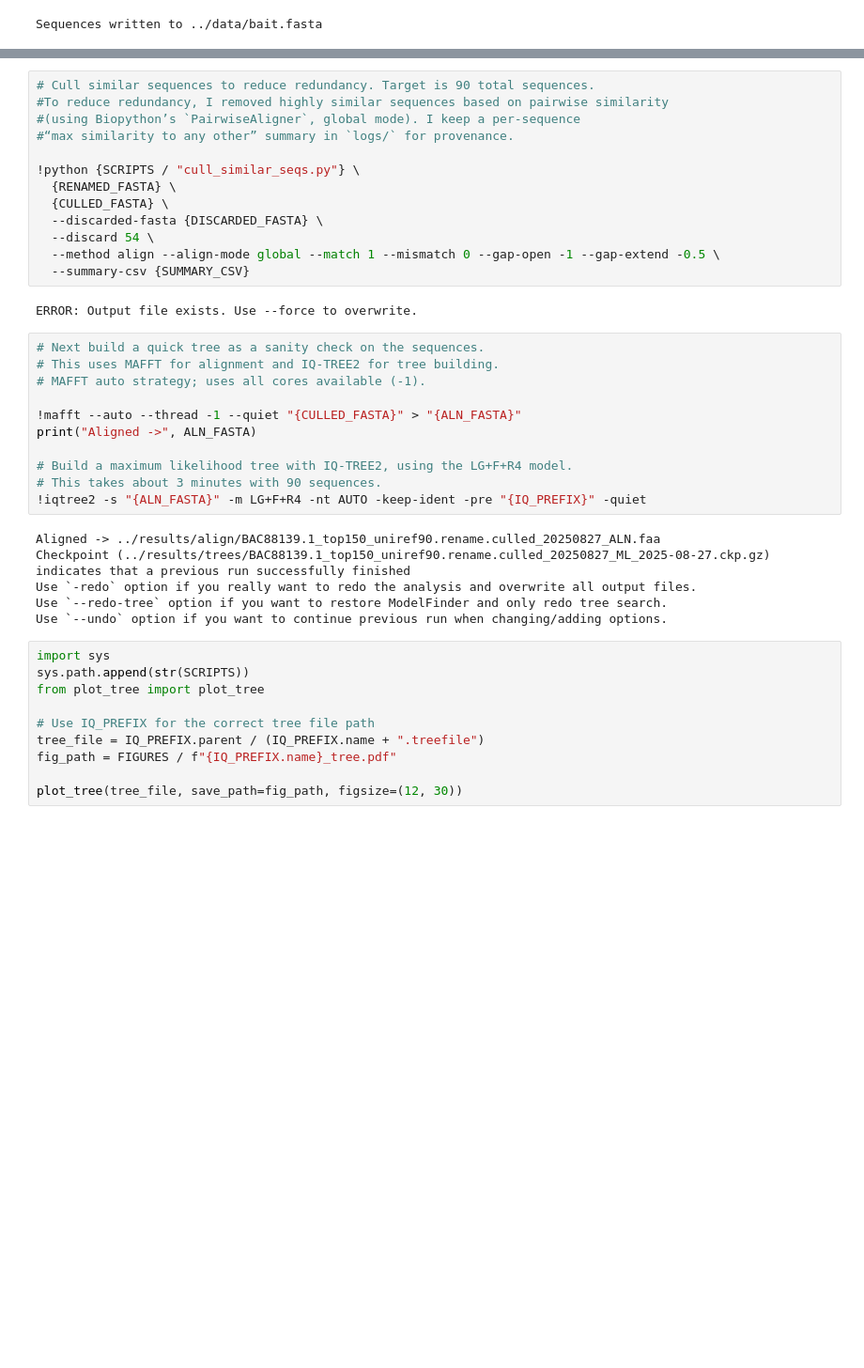
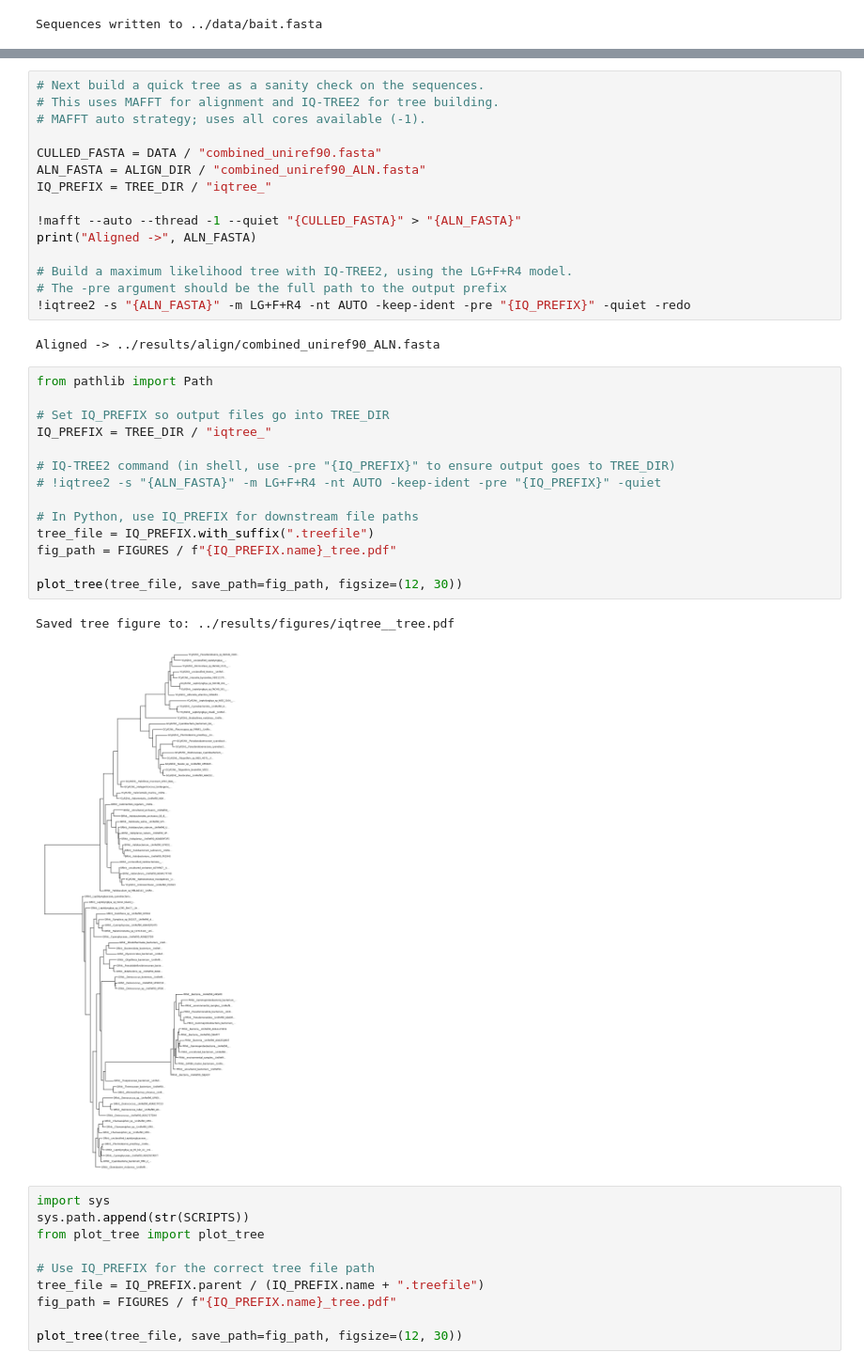
Before and after one commit to ucsb-oakley-lab/cyano_rhodopsins, a Jupyter notebook: notebooks/01_find_rhodopsins_blast.ipynb, the cells around one changed output, grey strips where cells are left out. Shown at 94% size. Drawn from its saved outputs; the diff is of its cells as text; blank space fills up the shorter version.

Commit message:
Finding 99 sequences by blast similarity

```diff
--- a/notebooks/01_find_rhodopsins_blast.ipynb
+++ b/notebooks/01_find_rhodopsins_blast.ipynb
@@ -186,36 +184,38 @@ Reformatted 5 headers → ../data/Q9AFF7.2_top5_renamed.fasta
 Combined all renamed FASTA files into ../data/combined_uniref90.fasta
-# %%
-# Cull similar sequences to reduce redundancy. Target is 90 total sequences.
-#To reduce redundancy, I removed highly similar sequences based on pairwise similarity
-#(using Biopython’s `PairwiseAligner`, global mode). I keep a per-sequence
-#“max similarity to any other” summary in `logs/` for provenance.
-
-!python {SCRIPTS / "cull_similar_seqs.py"} \
-  {RENAMED_FASTA} \
-  {CULLED_FASTA} \
-  --discarded-fasta {DISCARDED_FASTA} \
-  --discard 54 \
-  --method align --align-mode global --match 1 --mismatch 0 --gap-open -1 --gap-extend -0.5 \
-  --summary-csv {SUMMARY_CSV}
-# %% [output]
-ERROR: Output file exists. Use --force to overwrite.
 # %%
 # Next build a quick tree as a sanity check on the sequences.
 # This uses MAFFT for alignment and IQ-TREE2 for tree building.
 # MAFFT auto strategy; uses all cores available (-1).
 
+CULLED_FASTA = DATA / "combined_uniref90.fasta"
+ALN_FASTA = ALIGN_DIR / "combined_uniref90_ALN.fasta"
+IQ_PREFIX = TREE_DIR / "iqtree_"
+
 !mafft --auto --thread -1 --quiet "{CULLED_FASTA}" > "{ALN_FASTA}"
 print("Aligned ->", ALN_FASTA)
 
 # Build a maximum likelihood tree with IQ-TREE2, using the LG+F+R4 model.
-# This takes about 3 minutes with 90 sequences.
-!iqtree2 -s "{ALN_FASTA}" -m LG+F+R4 -nt AUTO -keep-ident -pre "{IQ_PREFIX}" -quiet
+# The -pre argument should be the full path to the output prefix
+!iqtree2 -s "{ALN_FASTA}" -m LG+F+R4 -nt AUTO -keep-ident -pre "{IQ_PREFIX}" -quiet -redo
 # %% [output]
-Aligned -> ../results/align/BAC88139.1_top150_uniref90.rename.culled_20250827_ALN.faa
-Checkpoint (../results/trees/BAC88139.1_top150_uniref90.rename.culled_20250827_ML_2025-08-27.ckp.gz) indicates that a previous run successfully finished
-Use `-redo` option if you really want to redo the analysis and overwrite all output files.
-Use `--redo-tree` option if you want to restore ModelFinder and only redo tree search.
-Use `--undo` option if you want to continue previous run when changing/adding options.
+Aligned -> ../results/align/combined_uniref90_ALN.fasta
+# %%
+from pathlib import Path
+
+# Set IQ_PREFIX so output files go into TREE_DIR
+IQ_PREFIX = TREE_DIR / "iqtree_"
+
+# IQ-TREE2 command (in shell, use -pre "{IQ_PREFIX}" to ensure output goes to TREE_DIR)
+# !iqtree2 -s "{ALN_FASTA}" -m LG+F+R4 -nt AUTO -keep-ident -pre "{IQ_PREFIX}" -quiet
+
+# In Python, use IQ_PREFIX for downstream file paths
+tree_file = IQ_PREFIX.with_suffix(".treefile")
+fig_path = FIGURES / f"{IQ_PREFIX.name}_tree.pdf"
+
+plot_tree(tree_file, save_path=fig_path, figsize=(12, 30))
+# %% [output]
+Saved tree figure to: ../results/figures/iqtree__tree.pdf
+[figure, added]
 # %%
 import sys
 sys.path.append(str(SCRIPTS))
```
Also changed, not shown: parts of 2 cells of this notebook, 22 other files.
